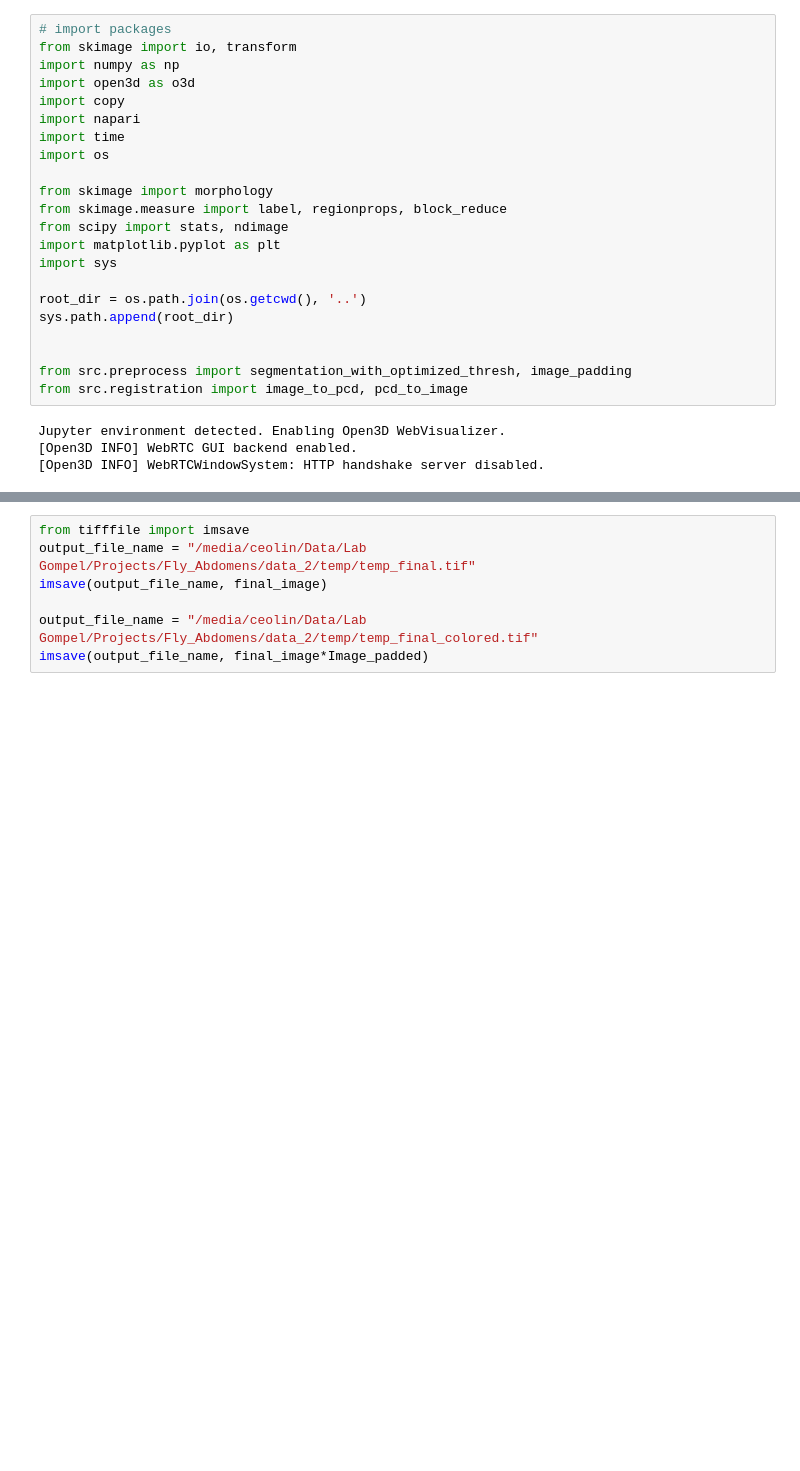
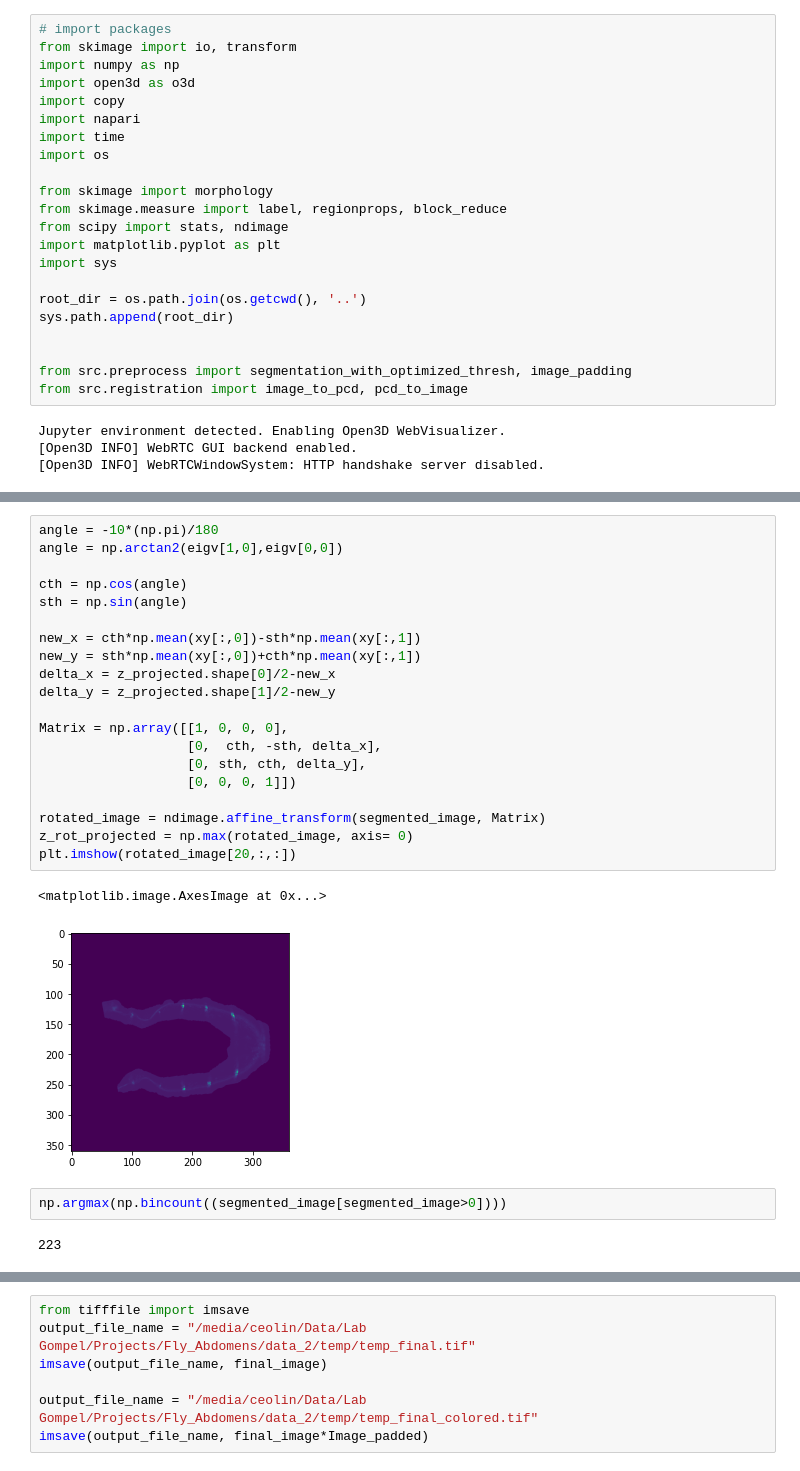
Before and after one commit to UniBonn-GompelLab/3D-DrosophilaRegistration, a Jupyter notebook: notebooks/Segmentation_Development-Copy1.ipynb, the cells around one changed output, grey strips where cells are left out. Saved outputs shown, nothing was run; the diff lists cells and outputs as text; blank space fills up the shorter version.

```diff
--- a/notebooks/Segmentation_Development-Copy1.ipynb
+++ b/notebooks/Segmentation_Development-Copy1.ipynb
@@ -177,0 +234,27 @@ viewer = napari.view_image(final_image)#*Image_padded)
+# %%
+angle = -10*(np.pi)/180
+angle = np.arctan2(eigv[1,0],eigv[0,0])
+
+cth = np.cos(angle)
+sth = np.sin(angle)
+
+new_x = cth*np.mean(xy[:,0])-sth*np.mean(xy[:,1])
+new_y = sth*np.mean(xy[:,0])+cth*np.mean(xy[:,1])
+delta_x = z_projected.shape[0]/2-new_x
+delta_y = z_projected.shape[1]/2-new_y
+
+Matrix = np.array([[1, 0, 0, 0],
+                   [0,  cth, -sth, delta_x],
+                   [0, sth, cth, delta_y],
+                   [0, 0, 0, 1]])
+
+rotated_image = ndimage.affine_transform(segmented_image, Matrix)
+z_rot_projected = np.max(rotated_image, axis= 0)
+plt.imshow(rotated_image[20,:,:])
+# %% [output]
+<matplotlib.image.AxesImage at 0x...>
+[figure, added]
+# %%
+np.argmax(np.bincount((segmented_image[segmented_image>0])))
+# %% [output]
+223
```
Also changed, not shown: parts of 9 cells of this notebook, 1 other file.
